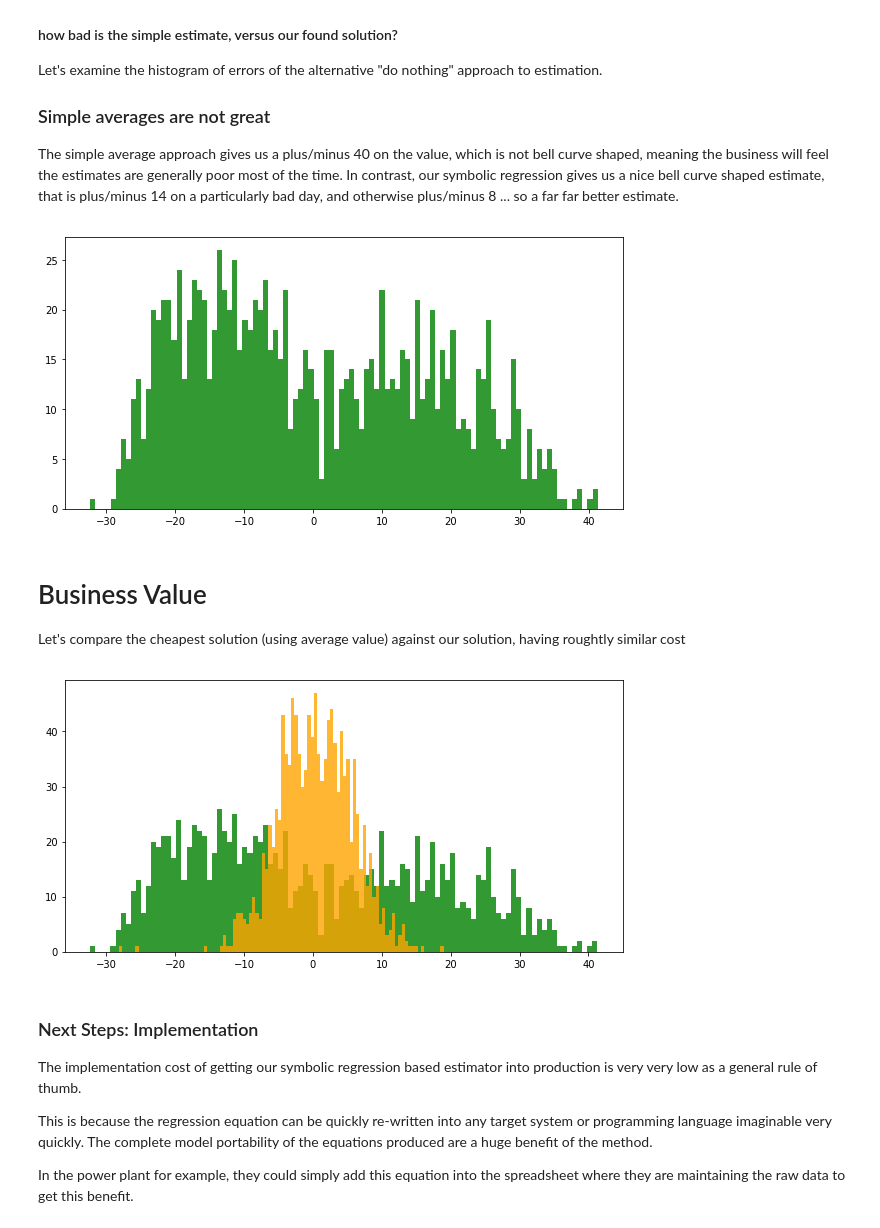
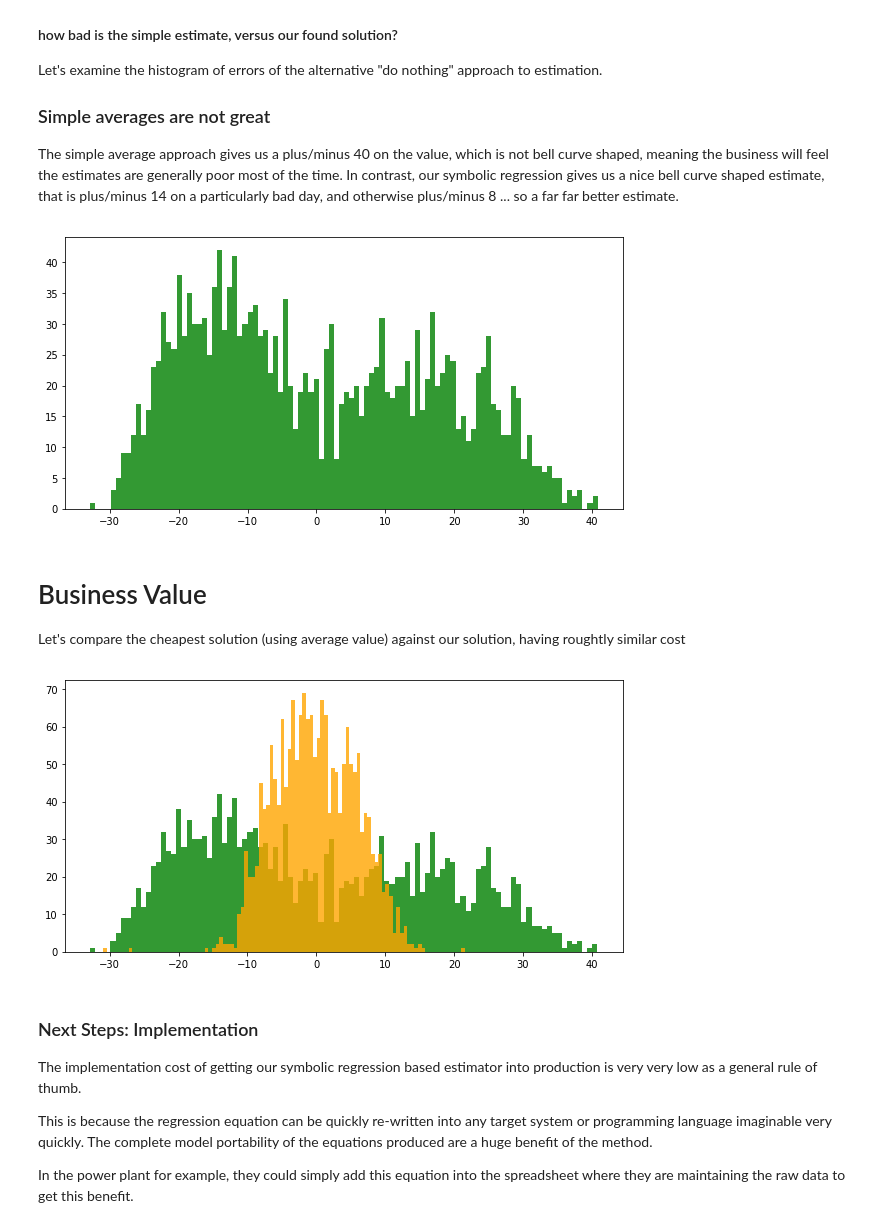
Before and after one commit to ShuhuaGao/geppy, a Jupyter notebook: examples/sr/GEP_RNC_for_ML_with_UCI_Power_Plant_dataset.ipynb, the cells around one changed output. Cells and saved outputs as stored; diff of their text form; code cells hidden in the pictures.

```diff
--- a/examples/sr/GEP_RNC_for_ML_with_UCI_Power_Plant_dataset.ipynb
+++ b/examples/sr/GEP_RNC_for_ML_with_UCI_Power_Plant_dataset.ipynb
@@ -508,24 +508,23 @@ hfig2 = pyplot.figure()
 ax = hfig2.add_subplot(111)
 
 numBins = 100
-ax.hist(holdout.PE.head(plotlen)-holdout.PE.head(plotlen).mean(),numBins,color='green',alpha=0.8)
-#ax.hist(holdout.PE.head(plotlen)-predPE.head(plotlen),numBins,color='orange',alpha=0.8)
+ax.hist(holdout.PE-holdout.PE.mean(),numBins,color='green',alpha=0.8)
 pyplot.show()
 # %% [output]
-[figure, old version]
+[figure, new version]
 # %% [markdown]
 # Business Value
 Let's compare the cheapest solution (using average value) against our solution, having roughtly similar cost
 # %%
 hfig3 = pyplot.figure()
 ax = hfig3.add_subplot(111)
 
 numBins = 100
-ax.hist(holdout.PE.head(plotlen)-holdout.PE.head(plotlen).mean(),numBins,color='green',alpha=0.8)
-ax.hist(holdout.PE.head(plotlen)-predPE.head(plotlen),numBins,color='orange',alpha=0.8)
+ax.hist(holdout.PE-holdout.PE.mean(),numBins,color='green',alpha=0.8)
+ax.hist(holdout.PE-predPE,numBins,color='orange',alpha=0.8)
 pyplot.show()
 # %% [output]
-[figure, old version]
+[figure, new version]
 # %% [markdown]
 ### Next Steps: Implementation
 The implementation cost of getting our symbolic regression based estimator into production is very very low as a general rule of thumb.
```
Also changed, not shown: parts of 13 cells of this notebook.
